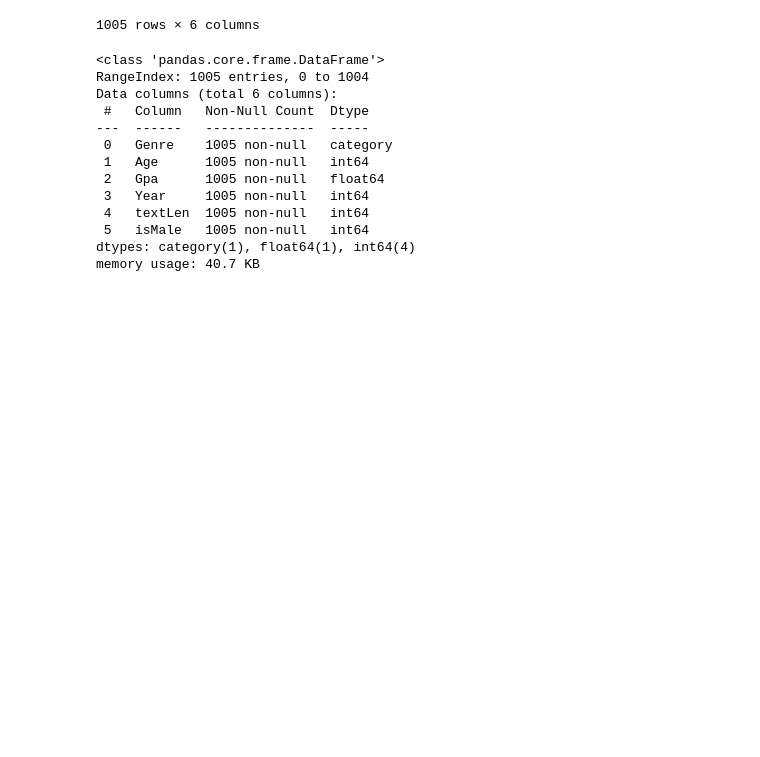
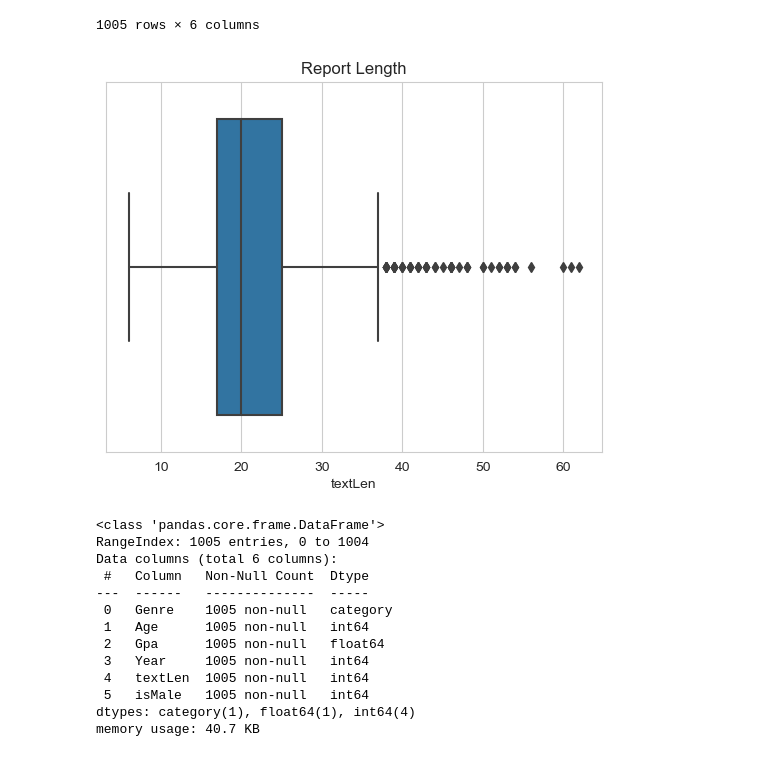
Before and after one commit to Road2Data/P3-Voices-Heard, a Jupyter notebook: primaryAnalysis.ipynb, the cells around one changed output. Saved outputs shown, nothing was run; the diff lists cells and outputs as text; code cells hidden in the pictures; blank space fills up the shorter version.

```diff
--- a/primaryAnalysis.ipynb
+++ b/primaryAnalysis.ipynb
@@ -92,6 +126,12 @@ df
 | 1003 | Food and Cantines | 20 | 2.06 | 2 | M | 13 |
 | 1004 | Food and Cantines | 21 | 2.58 | 1 | M | 14 |
 1005 rows × 6 columns
+# %%
+sns.boxplot(data=df, x="textLen")
+plt.title("Report Length")
+plt.show()
+# %% [output]
+[figure, added]
 # %%
 df["isMale"] = df["Gender"].apply(lambda x: 1 if x=="M" else 0)
 df.drop(labels="Gender", axis=1, inplace=True)
```
Also changed, not shown: parts of 31 cells of this notebook.
